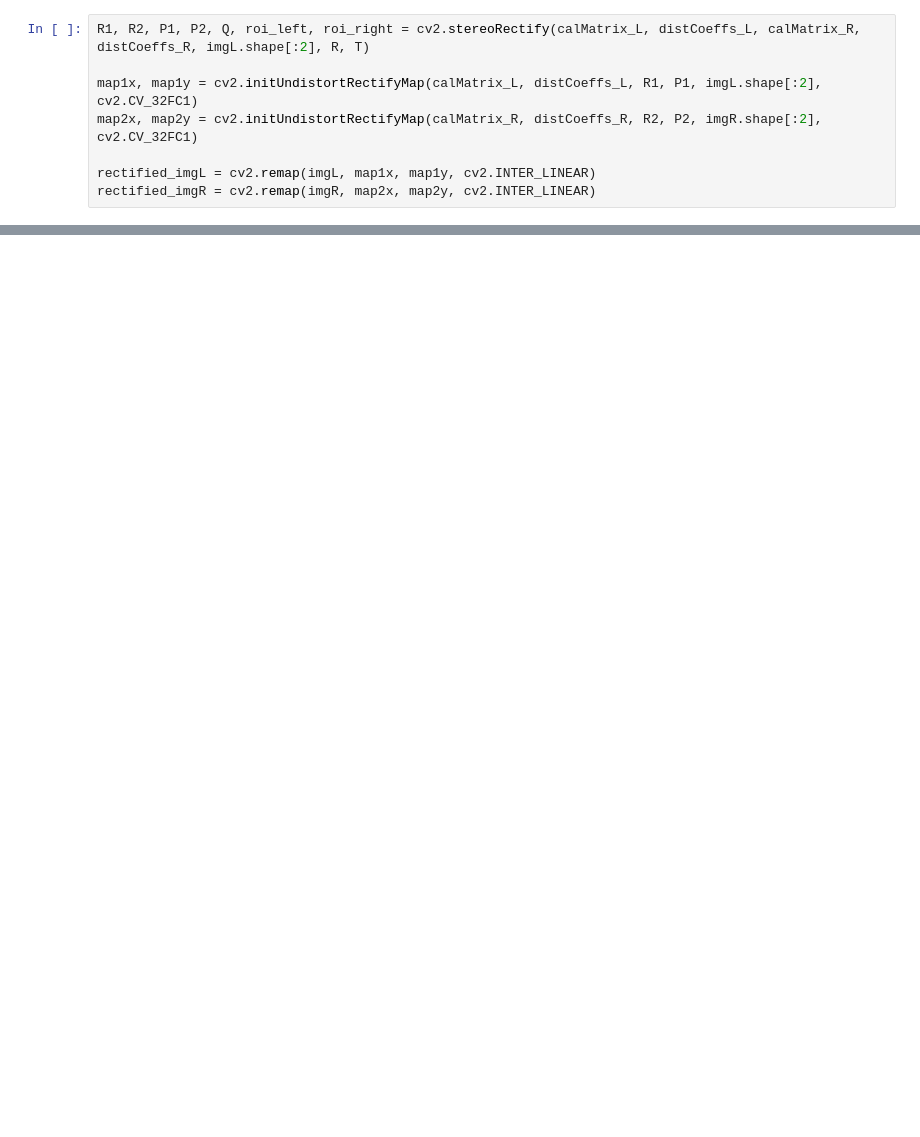
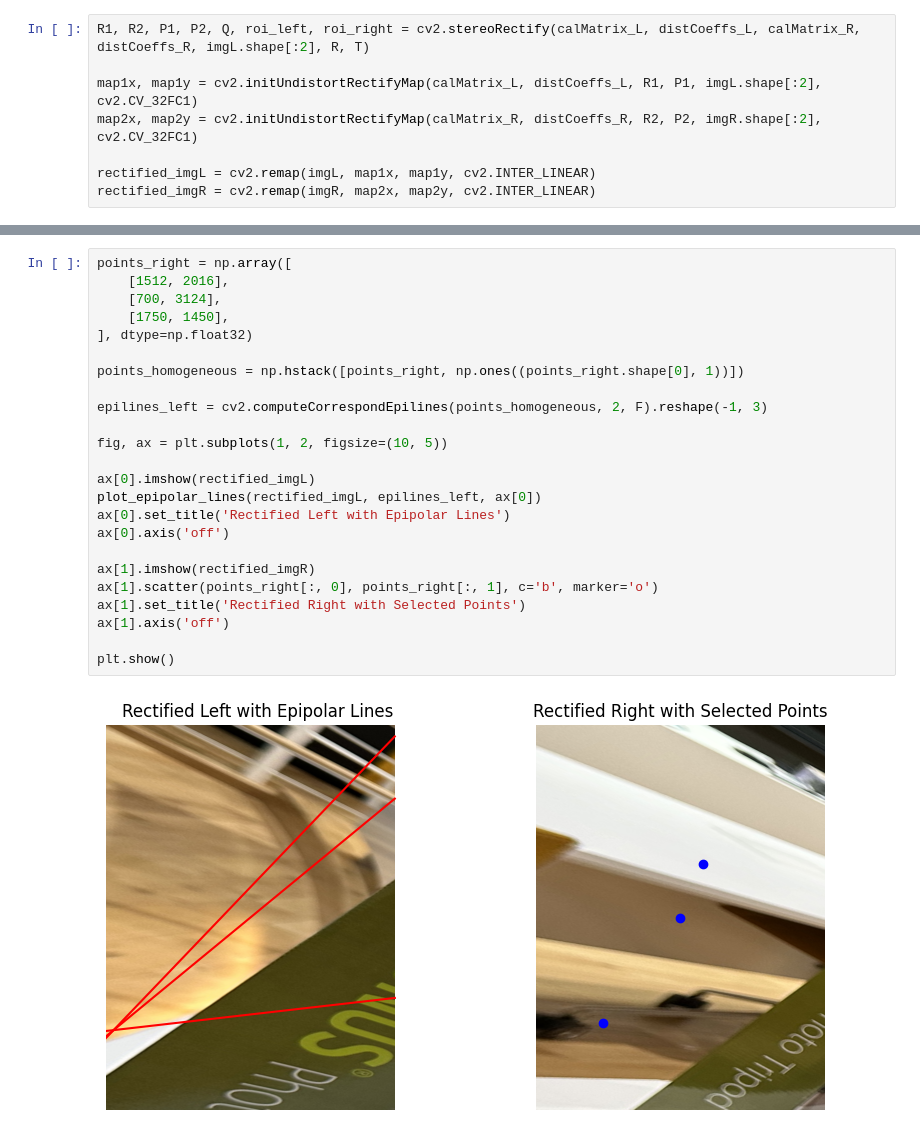
Before and after one commit to ahmtox/stereo-matching, a Jupyter notebook: lab_deliverable.ipynb, the cells around one changed output, grey strips where cells are left out. Saved outputs shown, nothing was run; the diff lists cells and outputs as text; blank space fills up the shorter version.

```diff
--- a/lab_deliverable.ipynb
+++ b/lab_deliverable.ipynb
@@ -161,0 +191,26 @@ plt.show()
+# %%
+points_right = np.array([
+    [1512, 2016],
+    [700, 3124],
+    [1750, 1450],
+], dtype=np.float32)
+
+points_homogeneous = np.hstack([points_right, np.ones((points_right.shape[0], 1))])
+
+epilines_left = cv2.computeCorrespondEpilines(points_homogeneous, 2, F).reshape(-1, 3)
+
+fig, ax = plt.subplots(1, 2, figsize=(10, 5))
+
+ax[0].imshow(rectified_imgL)
+plot_epipolar_lines(rectified_imgL, epilines_left, ax[0])
+ax[0].set_title('Rectified Left with Epipolar Lines')
+ax[0].axis('off')
+
+ax[1].imshow(rectified_imgR)
+ax[1].scatter(points_right[:, 0], points_right[:, 1], c='b', marker='o')
+ax[1].set_title('Rectified Right with Selected Points')
+ax[1].axis('off')
+
+plt.show()
+# %% [output]
+[figure, added]
```
Also changed, not shown: parts of 6 cells of this notebook, 2 other files.
